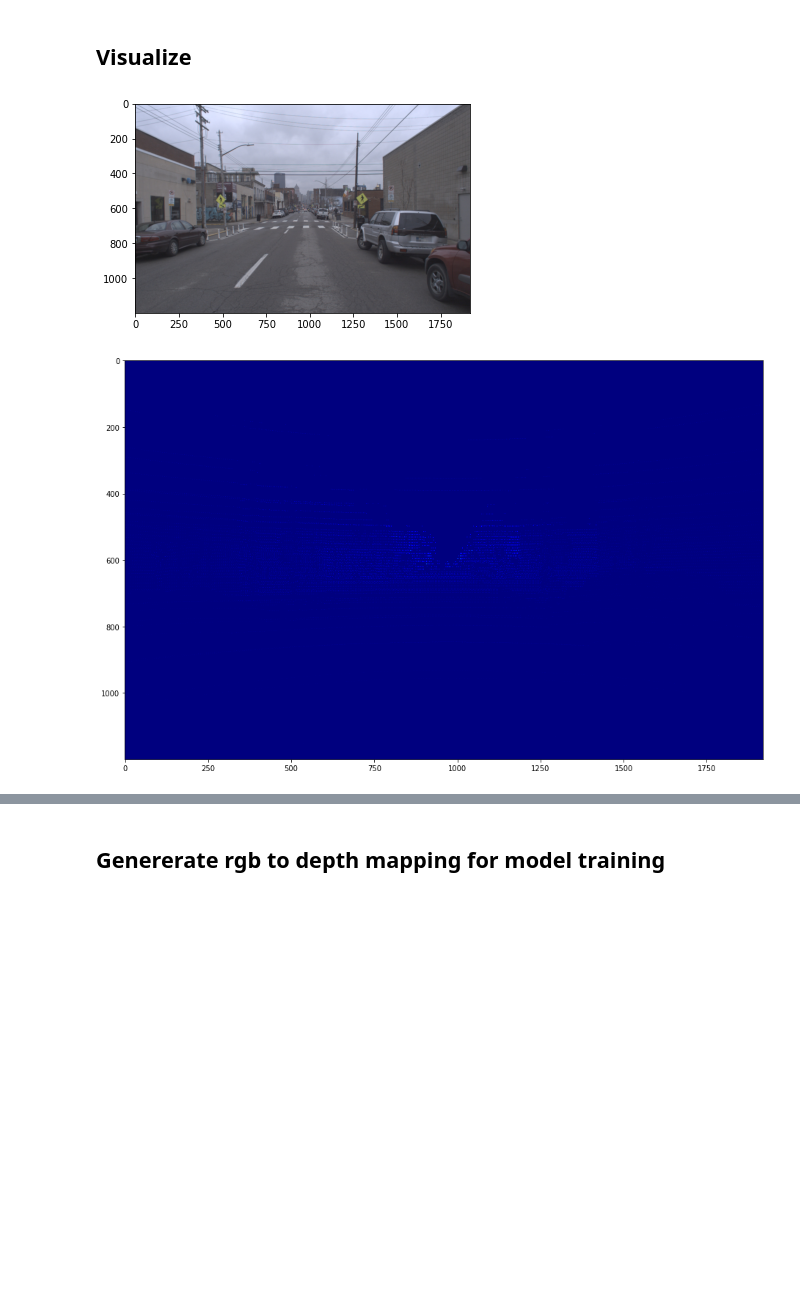
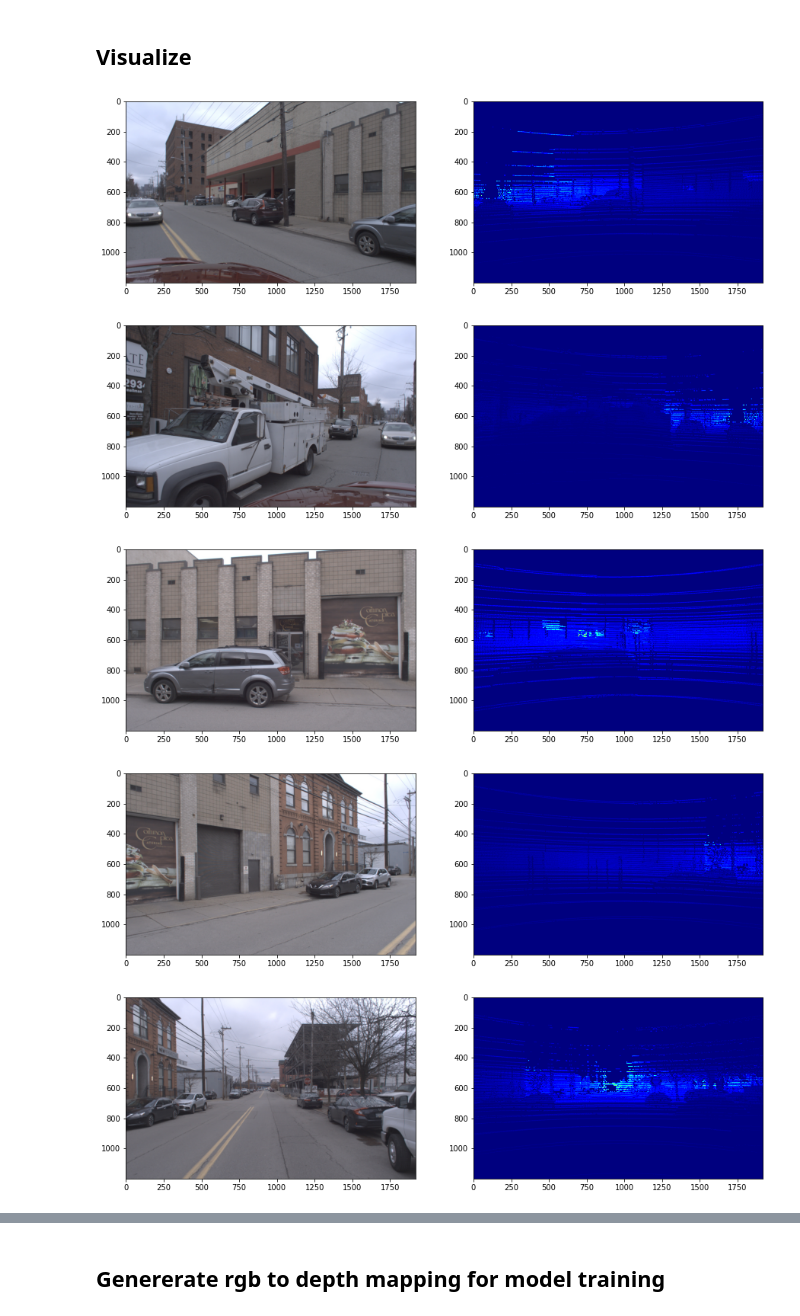
Before and after one commit to argoverse/argoverse-api, a Jupyter notebook: demo_usage/argoverse_depth_map_tutorial.ipynb, the cells around one changed output, grey strips where cells are left out. Drawn from its saved outputs; the diff is of its cells as text; code cells hidden in the pictures; blank space fills up the shorter version.

```diff
--- a/demo_usage/argoverse_depth_map_tutorial.ipynb
+++ b/demo_usage/argoverse_depth_map_tutorial.ipynb
@@ -124,18 +227,31 @@ WARNING:argoverse.data_loading.synchronization_database:No corresponding stereo
 # %% [markdown]
 ## Visualize
-# %%
-depth_image_path = './depth_data_all_cam/val/depth/5ab2697b-6e3e-3454-a36a-aba2c6f27818/ring_front_center/30.png'
-rgb_image_path = './depth_data_all_cam/val/rgb/5ab2697b-6e3e-3454-a36a-aba2c6f27818/ring_front_center/30.png'
-
-rgb_image = cv2.imread(rgb_image_path, -1)
-rgb_image = cv2.cvtColor(rgb_image, cv2.COLOR_BGR2RGB)
-plt.imshow(rgb_image)
-plt.show()
-
-plt.figure(figsize=(20,10))
-depth_image = cv2.imread(depth_image_path, -1)/256
-plt.imshow(depth_image, cmap='jet')
-plt.show()
-# %% [output]
-[figure, removed]
-[figure, removed]
+# %%
+img_name = "110.png"
+log_id = "230970eb-dc2e-3133-b252-ff3c6f5d4284"
+train_path = "/s/mlsc/dtilak/argo_depth_creation/argoverse-api/data/train/"
+
+rgb_path = os.path.join(train_path, "rgb", log_id)
+subfolders = [f.path for f in os.scandir(rgb_path) if f.is_dir()]
+for camera_id in subfolders:
+    camera_id = os.path.basename(camera_id)
+    rgb_image_path = os.path.join(train_path, "rgb", log_id, camera_id, img_name)
+    depth_image_path = os.path.join(train_path, "depth", log_id, camera_id, img_name)
+    rgb_image = cv2.cvtColor(cv2.imread(rgb_image_path, -1), cv2.COLOR_BGR2RGB)
+    depth_image = cv2.imread(depth_image_path, -1) / 256
+    # Dilate for better visualization
+    dilated_depth_image = cv2.dilate(
+        depth_image, kernel=np.ones((2, 2), np.uint8), iterations=3
+    )
+    plt.figure(figsize=(15, 7))
+    plt.subplot(121)
+    plt.imshow(rgb_image)
+    plt.subplot(122)
+    plt.imshow(dilated_depth_image, cmap="jet")
+    plt.show()
+# %% [output]
+[figure, added]
+[figure, added]
+[figure, added]
+[figure, added]
+[figure, added]
```
Also changed, not shown: parts of 12 cells of this notebook.
